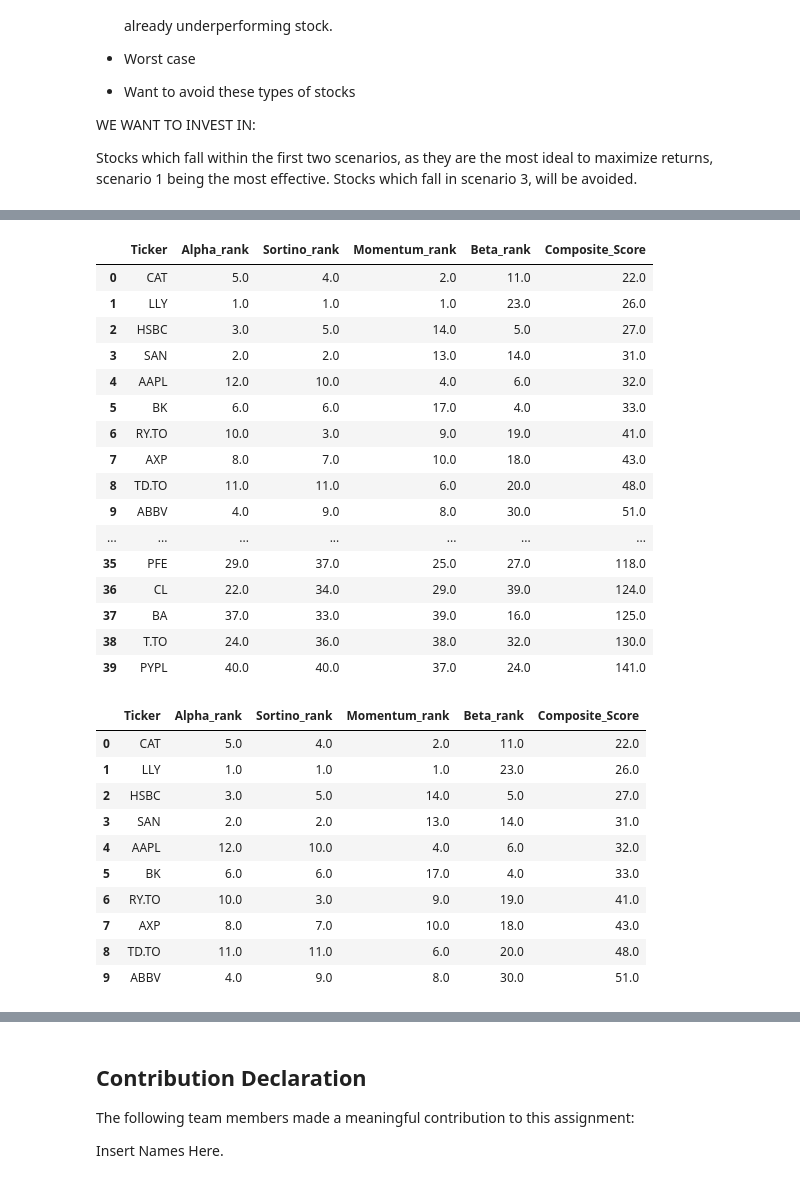
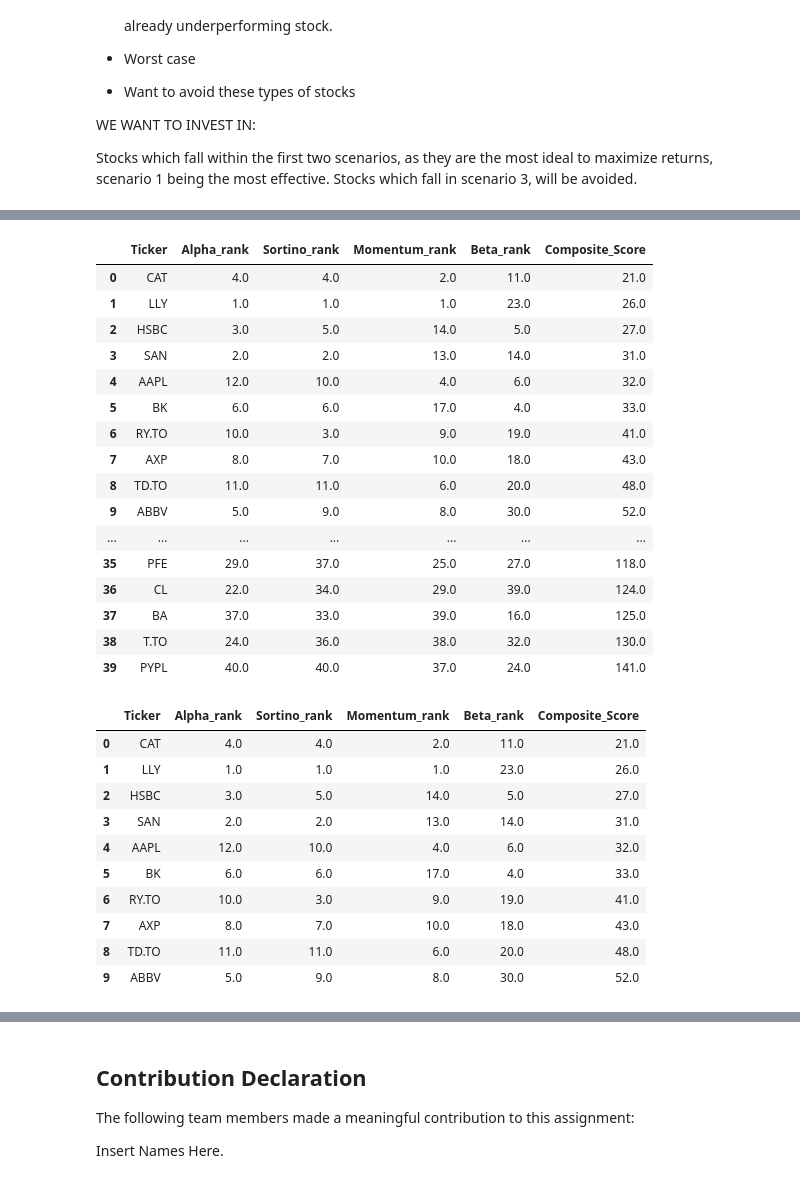
Before and after one commit to aadya-khanna/cfm-team-assignment, a Jupyter notebook: Team_14_Assignment.ipynb, the cells around one changed output, grey strips where cells are left out. Drawn from its saved outputs; the diff is of its cells as text; code cells hidden in the pictures.

```diff
--- a/Team_14_Assignment.ipynb
+++ b/Team_14_Assignment.ipynb
@@ -382,7 +383,8 @@ sp500_aligned, tsx_aligned = sp500.align(tsx, join='inner')
 benchmark_prices = (sp500_aligned + tsx_aligned) / 2
 benchmark_returns = benchmark_prices.pct_change().dropna()
 
-risk_free_rate = 0.04 / 252  # Daily risk-free rate assuming 4% annual
+risk_free_rate_sortino = 0.04 / 252  # Daily risk-free rate assuming 4% annual
+risk_free_rate_alpha = 0.04  # Annual risk-free rate for alpha calculation
 market_actual_return = (benchmark_prices.iloc[-1] / benchmark_prices.iloc[0]) - 1
 
 ## Will build loop though stock_data[] and as it goes through each ticker we can calculate the relevant metrics for those tickers
@@ -399,9 +401,9 @@ for ticker in tickers_list:
 
 
     stock_actual_return = (stock_close.iloc[-1] / stock_close.iloc[0]) - 1
-    alpha = calc_alpha(stock_actual_return, risk_free_rate, market_actual_return, beta)
+    alpha = calc_alpha(stock_actual_return, risk_free_rate_alpha, market_actual_return, beta)
 
-    sortino = calc_sortino(stock_returns, risk_free_rate)
+    sortino = calc_sortino(stock_returns, risk_free_rate_sortino)
     momentum = calc_momentum(stock_close, period=63) #3 months
 
     # Append to results list
@@ -492,7 +494,7 @@ scored_df.reset_index(drop=True, inplace=True)
 scored_df
 # %% [output]
 |  | Ticker | Alpha_rank | Sortino_rank | Momentum_rank | Beta_rank | Composite_Score |
-| 0 | CAT | 5.0 | 4.0 | 2.0 | 11.0 | 22.0 |
+| 0 | CAT | 4.0 | 4.0 | 2.0 | 11.0 | 21.0 |
 | 1 | LLY | 1.0 | 1.0 | 1.0 | 23.0 | 26.0 |
 | 2 | HSBC | 3.0 | 5.0 | 14.0 | 5.0 | 27.0 |
 | 3 | SAN | 2.0 | 2.0 | 13.0 | 14.0 | 31.0 |
@@ -501,7 +503,7 @@ scored_df
 | 6 | RY.TO | 10.0 | 3.0 | 9.0 | 19.0 | 41.0 |
 | 7 | AXP | 8.0 | 7.0 | 10.0 | 18.0 | 43.0 |
 | 8 | TD.TO | 11.0 | 11.0 | 6.0 | 20.0 | 48.0 |
-| 9 | ABBV | 4.0 | 9.0 | 8.0 | 30.0 | 51.0 |
+| 9 | ABBV | 5.0 | 9.0 | 8.0 | 30.0 | 52.0 |
 | ... | ... | ... | ... | ... | ... | ... |
 | 35 | PFE | 29.0 | 37.0 | 25.0 | 27.0 | 118.0 |
 | 36 | CL | 22.0 | 34.0 | 29.0 | 39.0 | 124.0 |
@@ -510,11 +512,11 @@ scored_df
 | 39 | PYPL | 40.0 | 40.0 | 37.0 | 24.0 | 141.0 |
 # %%
 ## TOP 10 STOCKS TO INVEST IN BASED ON METRICS ##
-top_10_stocks = scored_df.head(10)
-top_10_stocks
+top_10_stocks_beforeCHECK = scored_df.head(10)
+top_10_stocks_beforeCHECK
 # %% [output]
 |  | Ticker | Alpha_rank | Sortino_rank | Momentum_rank | Beta_rank | Composite_Score |
-| 0 | CAT | 5.0 | 4.0 | 2.0 | 11.0 | 22.0 |
+| 0 | CAT | 4.0 | 4.0 | 2.0 | 11.0 | 21.0 |
 | 1 | LLY | 1.0 | 1.0 | 1.0 | 23.0 | 26.0 |
 | 2 | HSBC | 3.0 | 5.0 | 14.0 | 5.0 | 27.0 |
 | 3 | SAN | 2.0 | 2.0 | 13.0 | 14.0 | 31.0 |
@@ -523,4 +525,4 @@ top_10_stocks
 | 6 | RY.TO | 10.0 | 3.0 | 9.0 | 19.0 | 41.0 |
 | 7 | AXP | 8.0 | 7.0 | 10.0 | 18.0 | 43.0 |
 | 8 | TD.TO | 11.0 | 11.0 | 6.0 | 20.0 | 48.0 |
-| 9 | ABBV | 4.0 | 9.0 | 8.0 | 30.0 | 51.0 |
+| 9 | ABBV | 5.0 | 9.0 | 8.0 | 30.0 | 52.0 |
```
Also changed, not shown: parts of 8 cells of this notebook.
